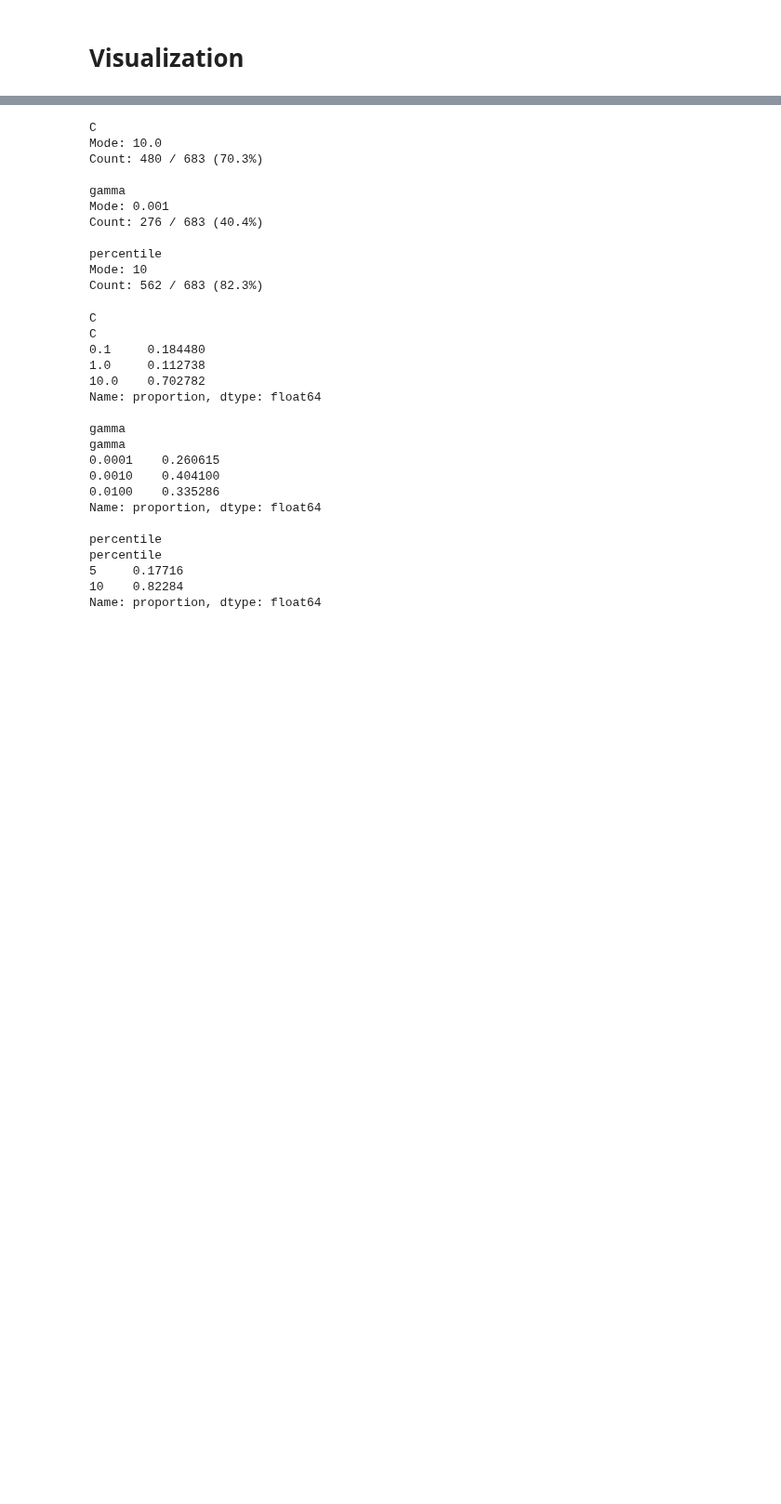
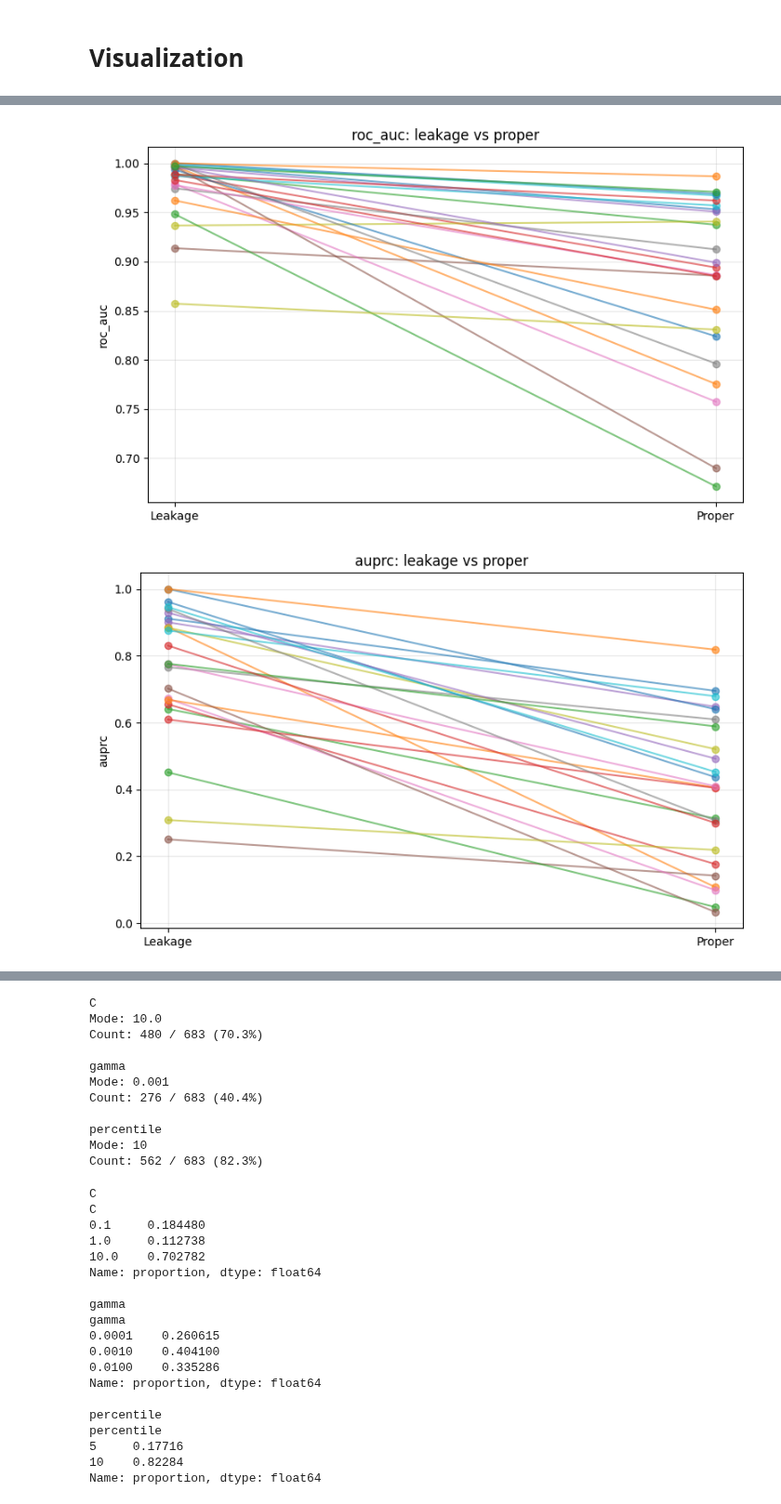
Before and after one commit to ritzww/THESIS_Directed_Connectivity_and_Data_Leakage_In_EEG_Seizure_Detection, a Jupyter notebook: 9. Results VIsualization.ipynb, the cells around one changed output, grey strips where cells are left out. Shown at 93% size. Saved outputs shown, nothing was run; the diff lists cells and outputs as text; code cells hidden in the pictures; blank space fills up the shorter version.

```diff
--- a/9. Results VIsualization.ipynb
+++ b/9. Results VIsualization.ipynb
@@ -42,0 +34,19 @@ dtype: object
+# %%
+metrics = [
+    "roc_auc",
+    "ap",
+    "seg_accuracy",
+    "seg_specificity",
+    "seg_sensitivity",
+    "seg_precision",
+    "seg_f1",
+]
+
+proper_patient = (
+    df_proper
+    .groupby("patient")[metrics]
+    .mean()
+    .reset_index()
+)
+
+proper_patient = proper_patient.rename(columns={"ap": "auprc"})
@@ -42,0 +411,34 @@ dtype: object
+# %%
+for metric in [
+    "roc_auc",
+    "auprc",
+    "seg_accuracy",
+    "seg_specificity",
+    "seg_sensitivity",
+    "seg_precision",
+    "seg_f1"
+]:
+
+    plt.figure(figsize=(8,5))
+
+    for _, row in comparison.iterrows():
+
+        plt.plot(
+            ["Leakage", "Proper"],
+            [
+                row[f"{metric}_leak"],
+                row[f"{metric}_proper"]
+            ],
+            marker="o",
+            alpha=0.6
+        )
+
+    plt.ylabel(metric)
+    plt.title(f"{metric}: leakage vs proper")
+    plt.grid(alpha=0.3)
+
+    plt.tight_layout()
+    plt.show()
+# %% [output]
+[figure, added]
+[figure, added]
```
Also changed, not shown: parts of 20 cells of this notebook, 1 other file.
